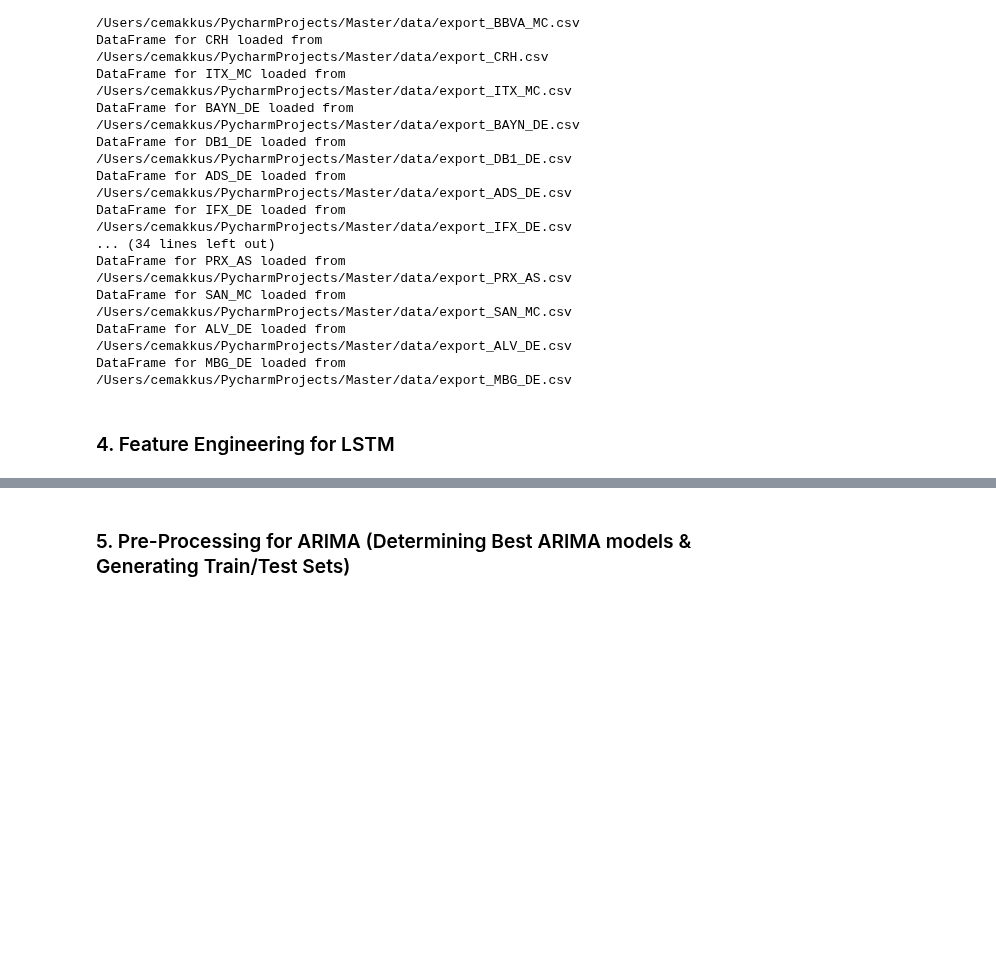
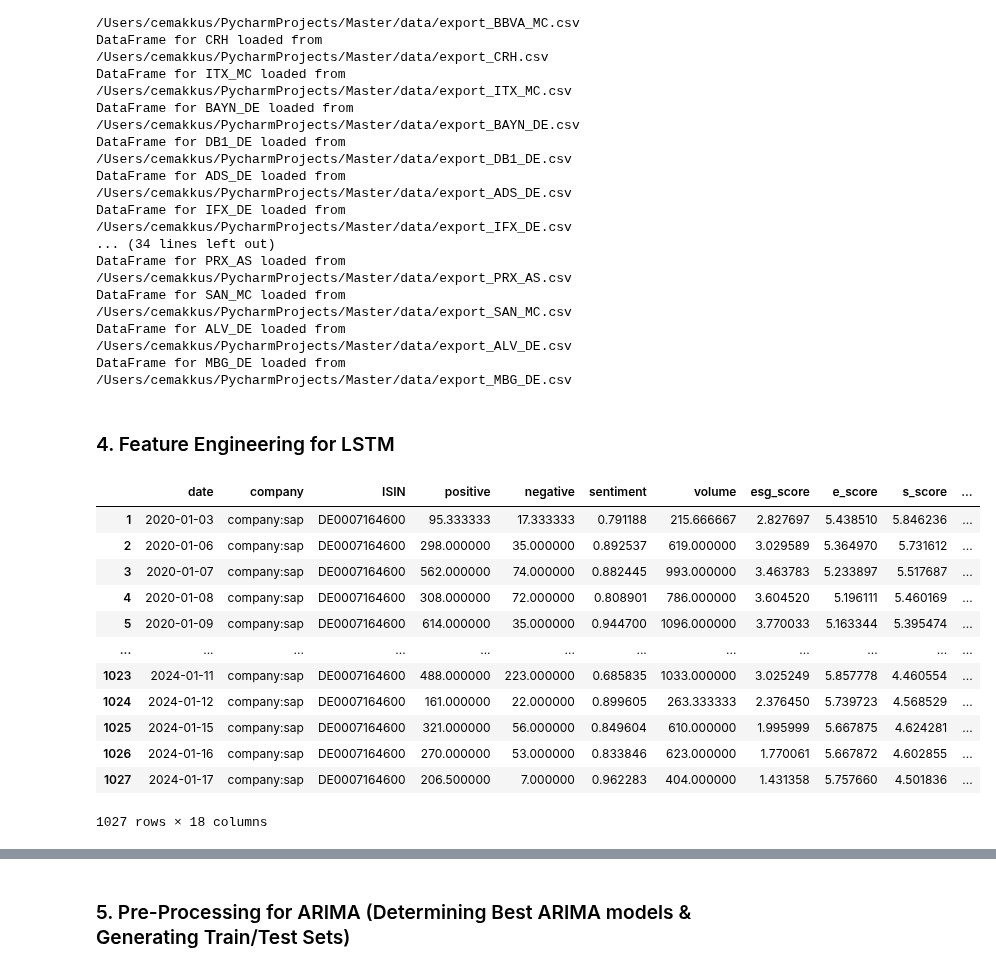
Before and after one commit to cem-akkus/Master, a Jupyter notebook: AssetReturnPrediction.ipynb, the cells around one changed output, grey strips where cells are left out. Saved outputs shown, nothing was run; the diff lists cells and outputs as text; code cells hidden in the pictures; blank space fills up the shorter version.

```diff
--- a/AssetReturnPrediction.ipynb
+++ b/AssetReturnPrediction.ipynb
@@ -111,0 +132,16 @@ window = 10
+# %%
+data_dict['SAP_DE']
+# %% [output]
+|  | date | company | ISIN | positive | negative | sentiment | volume | esg_score | e_score | s_score | ... |
+| 1 | 2020-01-03 | company:sap | DE0007164600 | 95.333333 | 17.333333 | 0.791188 | 215.666667 | 2.827697 | 5.438510 | 5.846236 | ... |
+| 2 | 2020-01-06 | company:sap | DE0007164600 | 298.000000 | 35.000000 | 0.892537 | 619.000000 | 3.029589 | 5.364970 | 5.731612 | ... |
+| 3 | 2020-01-07 | company:sap | DE0007164600 | 562.000000 | 74.000000 | 0.882445 | 993.000000 | 3.463783 | 5.233897 | 5.517687 | ... |
+| 4 | 2020-01-08 | company:sap | DE0007164600 | 308.000000 | 72.000000 | 0.808901 | 786.000000 | 3.604520 | 5.196111 | 5.460169 | ... |
+| 5 | 2020-01-09 | company:sap | DE0007164600 | 614.000000 | 35.000000 | 0.944700 | 1096.000000 | 3.770033 | 5.163344 | 5.395474 | ... |
+| ... | ... | ... | ... | ... | ... | ... | ... | ... | ... | ... | ... |
+| 1023 | 2024-01-11 | company:sap | DE0007164600 | 488.000000 | 223.000000 | 0.685835 | 1033.000000 | 3.025249 | 5.857778 | 4.460554 | ... |
+| 1024 | 2024-01-12 | company:sap | DE0007164600 | 161.000000 | 22.000000 | 0.899605 | 263.333333 | 2.376450 | 5.739723 | 4.568529 | ... |
+| 1025 | 2024-01-15 | company:sap | DE0007164600 | 321.000000 | 56.000000 | 0.849604 | 610.000000 | 1.995999 | 5.667875 | 4.624281 | ... |
+| 1026 | 2024-01-16 | company:sap | DE0007164600 | 270.000000 | 53.000000 | 0.833846 | 623.000000 | 1.770061 | 5.667872 | 4.602855 | ... |
+| 1027 | 2024-01-17 | company:sap | DE0007164600 | 206.500000 | 7.000000 | 0.962283 | 404.000000 | 1.431358 | 5.757660 | 4.501836 | ... |
+1027 rows × 18 columns
```
Also changed, not shown: parts of 39 cells of this notebook.
